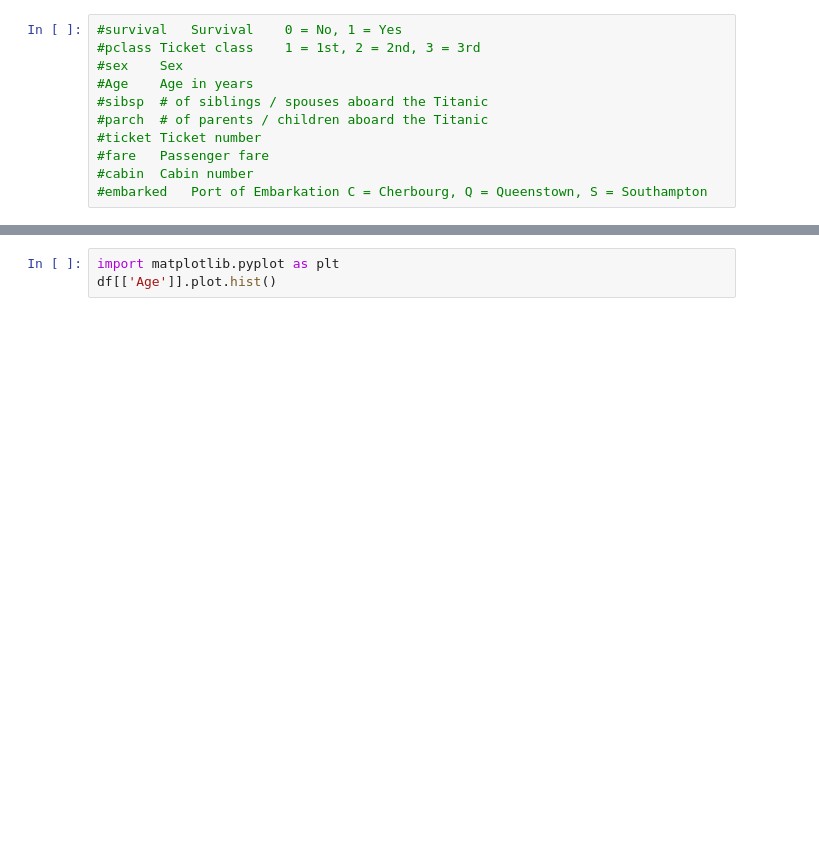
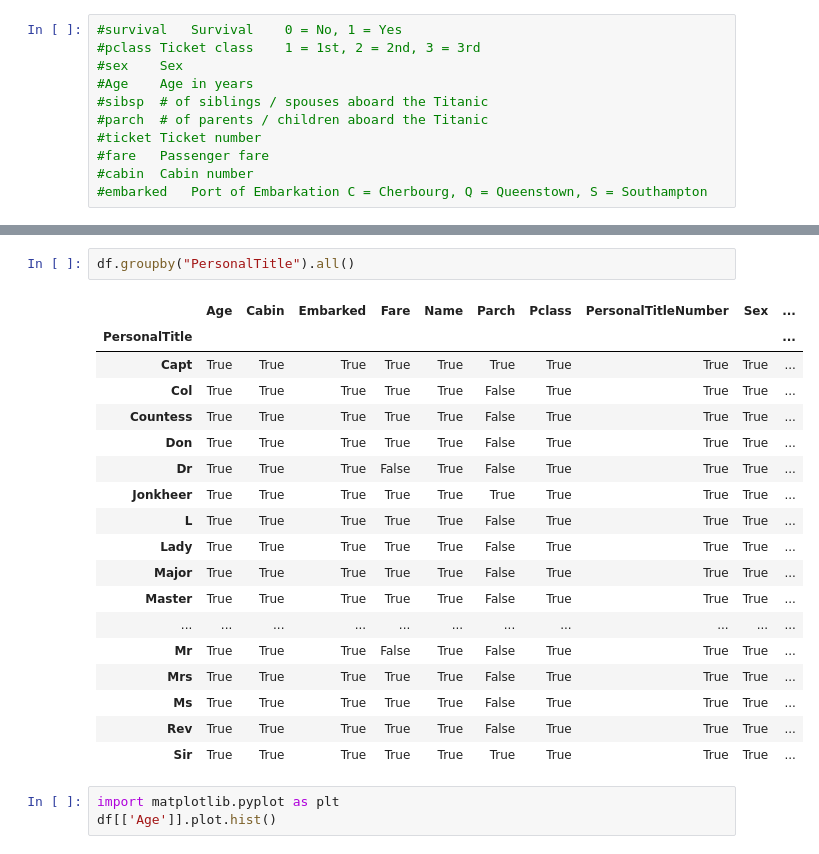
Before and after one commit to franciscolopezsancho/titanic, a Jupyter notebook: work/Testing.ipynb, the cells around one changed output, grey strips where cells are left out. Cells and saved outputs as stored; diff of their text form; blank space fills up the shorter version.

```diff
--- a/work/Testing.ipynb
+++ b/work/Testing.ipynb
@@ -54,3 +114,24 @@ Name: 2, dtype: object
+# %%
+df.groupby("PersonalTitle").all()
+# %% [output]
+|  | Age | Cabin | Embarked | Fare | Name | Parch | Pclass | PersonalTitleNumber | Sex | ... |
+| PersonalTitle |  |  |  |  |  |  |  |  |  | ... |
+| Capt | True | True | True | True | True | True | True | True | True | ... |
+| Col | True | True | True | True | True | False | True | True | True | ... |
+| Countess | True | True | True | True | True | False | True | True | True | ... |
+| Don | True | True | True | True | True | False | True | True | True | ... |
+| Dr | True | True | True | False | True | False | True | True | True | ... |
+| Jonkheer | True | True | True | True | True | True | True | True | True | ... |
+| L | True | True | True | True | True | False | True | True | True | ... |
+| Lady | True | True | True | True | True | False | True | True | True | ... |
+| Major | True | True | True | True | True | False | True | True | True | ... |
+| Master | True | True | True | True | True | False | True | True | True | ... |
+| ... | ... | ... | ... | ... | ... | ... | ... | ... | ... | ... |
+| Mr | True | True | True | False | True | False | True | True | True | ... |
+| Mrs | True | True | True | True | True | False | True | True | True | ... |
+| Ms | True | True | True | True | True | False | True | True | True | ... |
+| Rev | True | True | True | True | True | False | True | True | True | ... |
+| Sir | True | True | True | True | True | True | True | True | True | ... |
 # %%
 import matplotlib.pyplot as plt
 df[['Age']].plot.hist()
```
Also changed, not shown: parts of 10 cells of this notebook.
